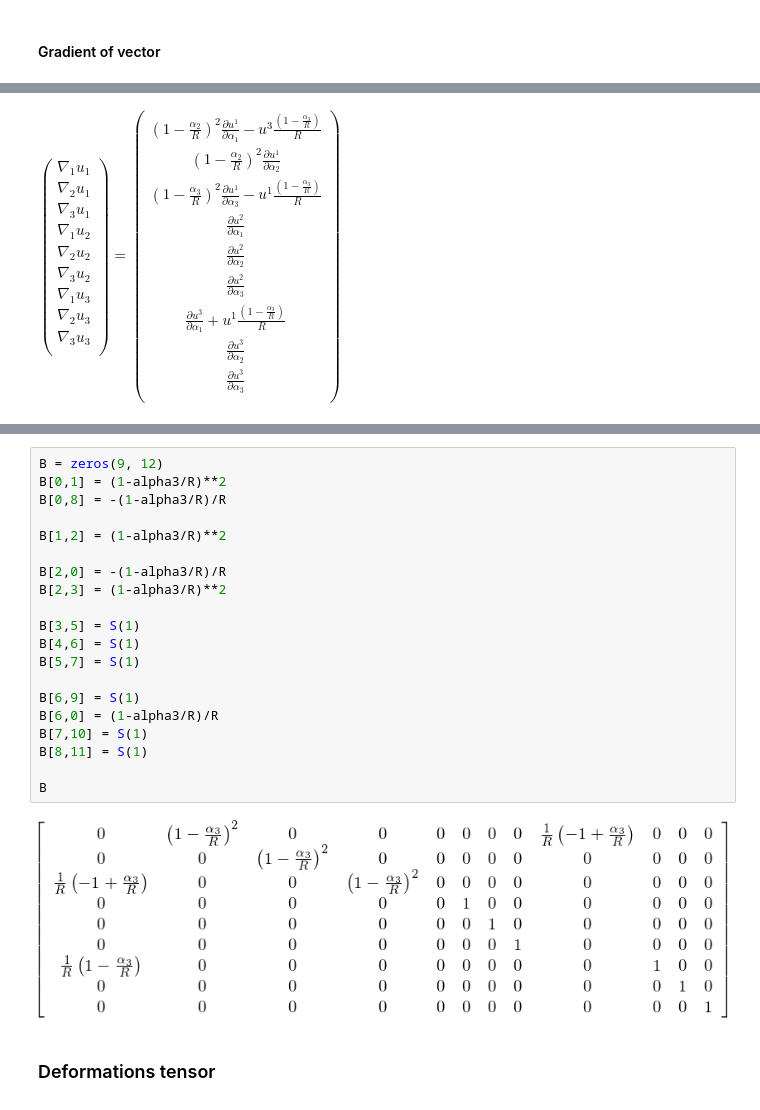
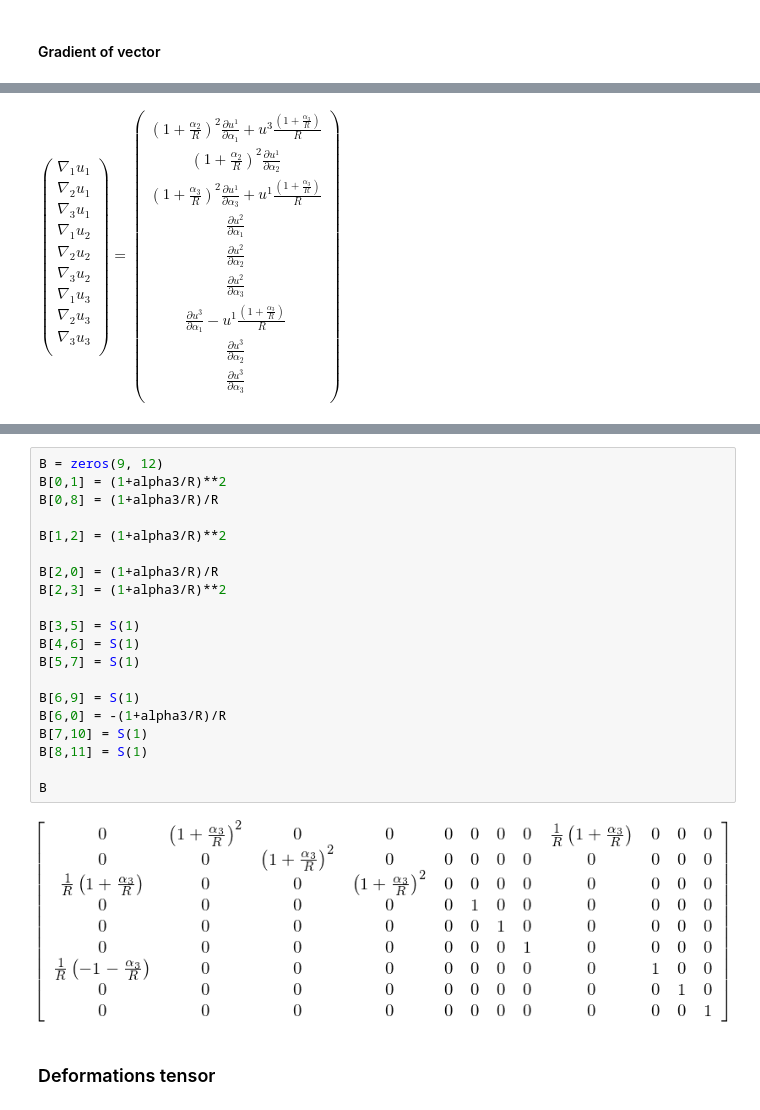
Before and after one commit to tarashor/vibrations, a Jupyter notebook: py2/All geometries.ipynb, the cells around one changed output, grey strips where cells are left out. Cells and saved outputs as stored; diff of their text form.

```diff
--- a/py2/All geometries.ipynb
+++ b/py2/All geometries.ipynb
@@ -394,13 +394,13 @@ $
 =
 \left(
 \begin{array}{c}
-\left( 1-\frac{\alpha_2}{R} \right)^2  \frac { \partial u^1 } { \partial \alpha_1} - u^3 \frac {\left( 1-\frac{\alpha_3}{R} \right)}{R} \\
-\left( 1-\frac{\alpha_2}{R} \right)^2 \frac { \partial u^1 } { \partial \alpha_2} \\
-\left( 1-\frac{\alpha_3}{R} \right)^2  \frac { \partial u^1 } { \partial \alpha_3} - u^1 \frac {\left( 1-\frac{\alpha_3}{R} \right)}{R} \\
+\left( 1+\frac{\alpha_2}{R} \right)^2  \frac { \partial u^1 } { \partial \alpha_1} + u^3 \frac {\left( 1+\frac{\alpha_3}{R} \right)}{R} \\
+\left( 1+\frac{\alpha_2}{R} \right)^2 \frac { \partial u^1 } { \partial \alpha_2} \\
+\left( 1+\frac{\alpha_3}{R} \right)^2  \frac { \partial u^1 } { \partial \alpha_3} + u^1 \frac {\left( 1+\frac{\alpha_3}{R} \right)}{R} \\
 \frac { \partial u^2 } { \partial \alpha_1} \\
 \frac { \partial u^2 } { \partial \alpha_2} \\
 \frac { \partial u^2 } { \partial \alpha_3} \\
-\frac { \partial u^3 } { \partial \alpha_1} + u^1 \frac {\left( 1-\frac{\alpha_3}{R} \right)}{R} \\
+\frac { \partial u^3 } { \partial \alpha_1} - u^1 \frac {\left( 1+\frac{\alpha_3}{R} \right)}{R} \\
 \frac { \partial u^3 } { \partial \alpha_2} \\
 \frac { \partial u^3 } { \partial \alpha_3} \\
 \end{array}
@@ -436,26 +436,26 @@ u^3 \\
 $
 # %%
 B = zeros(9, 12)
-B[0,1] = (1-alpha3/R)**2
-B[0,8] = -(1-alpha3/R)/R
+B[0,1] = (1+alpha3/R)**2
+B[0,8] = (1+alpha3/R)/R
 
-B[1,2] = (1-alpha3/R)**2
+B[1,2] = (1+alpha3/R)**2
 
-B[2,0] = -(1-alpha3/R)/R
-B[2,3] = (1-alpha3/R)**2
+B[2,0] = (1+alpha3/R)/R
+B[2,3] = (1+alpha3/R)**2
 
 B[3,5] = S(1)
 B[4,6] = S(1)
 B[5,7] = S(1)
 
 B[6,9] = S(1)
-B[6,0] = (1-alpha3/R)/R
+B[6,0] = -(1+alpha3/R)/R
 B[7,10] = S(1)
 B[8,11] = S(1)
 
 B
 # %% [output]
-[figure, old version]
+[figure, new version]
 # %% [markdown]
 ### Deformations tensor
 # %%
```
Also changed, not shown: parts of 29 cells of this notebook.
